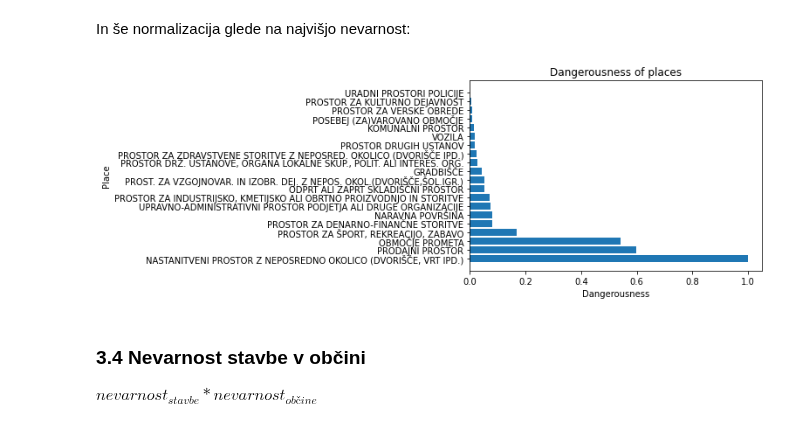
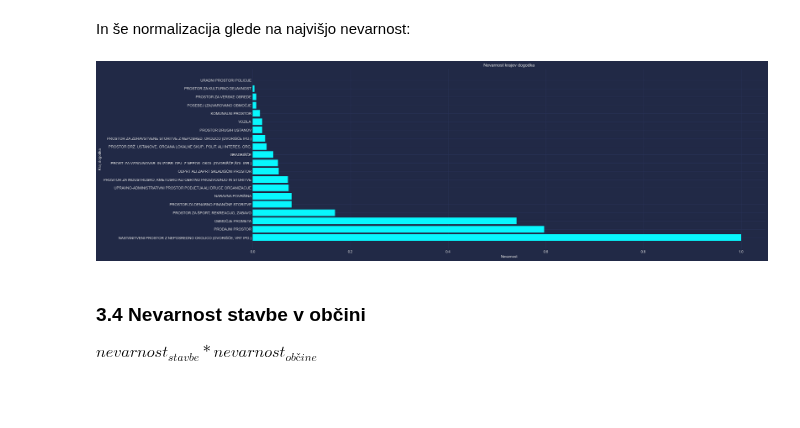
Before and after one commit to zrezke/PR21mlfjis, a Jupyter notebook: data_processing/varnost_tipa_stavbe.ipynb, the cells around one changed output. Cells and saved outputs as stored; diff of their text form; code cells hidden in the pictures; blank space fills up the shorter version.

```diff
--- a/data_processing/varnost_tipa_stavbe.ipynb
+++ b/data_processing/varnost_tipa_stavbe.ipynb
@@ -10,6 +10,8 @@ import csv
 import os.path
 import json
 from collections import defaultdict
+import mplcyberpunk
+plt.style.use("cyberpunk")
 # %% [markdown]
 ## 2.) Read Data
 # %%
@@ -32,6 +34,8 @@ main_data20_filtered["ZaporednaStevilkaKD"] += main_data19_filtered["ZaporednaSt
 main_data21_filtered["ZaporednaStevilkaKD"] += main_data20_filtered["ZaporednaStevilkaKD"].max()
 # %%
 main_data = pd.concat([main_data18_filtered, main_data19_filtered, main_data20_filtered, main_data21_filtered])
+# %%
+dict_obcina_regija = json.load(open("../data/obcina_regija.json"))
 # %% [markdown]
 ## 3.) Analiza kriminala glede na kraj dogodka
 # %%
@@ -135,25 +139,26 @@ In še normalizacija glede na najvišjo nevarnost:
 # %%
 def normalize(arr, t_min, t_max):
     norm_arr = []
     diff = t_max - t_min
     diff_arr = max(arr) - min(arr)
     for i in arr:
         temp = (((i - min(arr))*diff)/diff_arr) + t_min
         norm_arr.append(temp)
     return norm_arr
 
 
 normalized_place_danger: np.array = np.array(np_place_danger, dtype=object)
 normalized_place_danger[:, 1] = normalize(normalized_place_danger[:,1], 0, 1)
 
-fig, ax = plt.subplots()
+fig, ax = plt.subplots(figsize=(25, 9))
 ax.barh(normalized_place_danger[:, 0], normalized_place_danger[:, 1])
-ax.set_xlabel('Dangerousness')
-ax.set_ylabel('Place')
-ax.set_title('Dangerousness of places')
+ax.set_xticks(normalized_place_danger[:, 0])
+ax.set_xlabel('Nevarnost')
+ax.set_ylabel('Kraj dogodka')
+ax.set_title('Nevarnost krajev dogodka')
 plt.show()
 # %% [output]
-[figure, old version]
+[figure, new version]
 # %% [markdown]
 ### 3.4 Nevarnost stavbe v občini
 $nevarnost_{stavbe} * nevarnost_{občine}$
```
Also changed, not shown: parts of 2 cells of this notebook, 4 other files.
